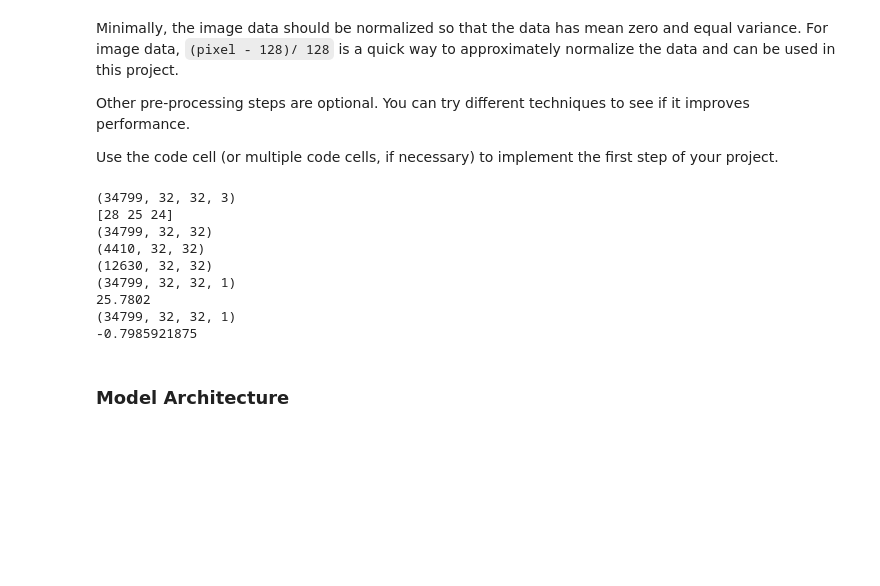
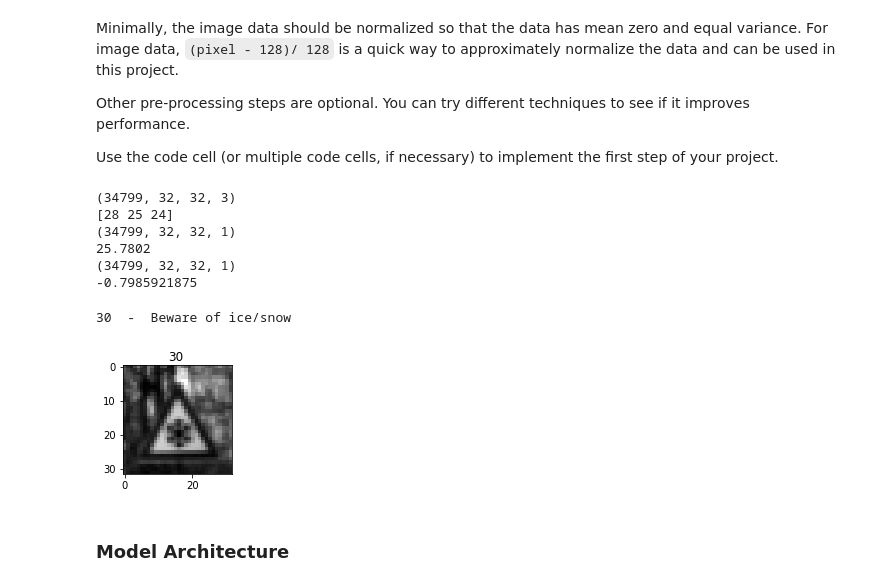
Before and after one commit to stein089/CarND-Traffic-Sign-Classifier-Project, a Jupyter notebook: Traffic_Sign_Classifier.ipynb, the cells around one changed output. Cells and saved outputs as stored; diff of their text form; code cells hidden in the pictures; blank space fills up the shorter version.

```diff
--- a/Traffic_Sign_Classifier.ipynb
+++ b/Traffic_Sign_Classifier.ipynb
@@ -169,10 +157,12 @@ from sklearn.utils import shuffle
 
 def rgb2gray(rgb):
     r, g, b = rgb[:,:,:,0], rgb[:,:,:,1], rgb[:,:,:,2]
-    print(r.shape)
     gray = 0.2989 * r + 0.5870 * g + 0.1140 * b
     gray = np.expand_dims(gray, axis=3)
     return gray
+
+
+X_train, y_train = shuffle(X_train, y_train)
 
 print(X_train.shape)
 print(X_train[0,0,0])
@@ -193,9 +183,6 @@ print(X_train[0,0,0,0])
 # %% [output]
 (34799, 32, 32, 3)
 [28 25 24]
-(34799, 32, 32)
-(4410, 32, 32)
-(12630, 32, 32)
 (34799, 32, 32, 1)
 25.7802
 (34799, 32, 32, 1)
@@ -226,3 +190,14 @@ print(X_train[0,0,0,0])
+# %%
+# Plot preprocessed input images
+
+index = random.randint(0, len(X_valid))
+fig = plt.figure(figsize=(2,2))
+plt.imshow(X_valid[index].squeeze(), cmap="gray")
+fig.suptitle(str(y_valid[index]))
+print(y_valid[index], " - ", signame_dict[str(y_valid[index])])
+# %% [output]
+30  -  Beware of ice/snow
+[figure, added]
 # %% [markdown]
 ### Model Architecture
 # %%
```
Also changed, not shown: parts of 10 cells of this notebook.
